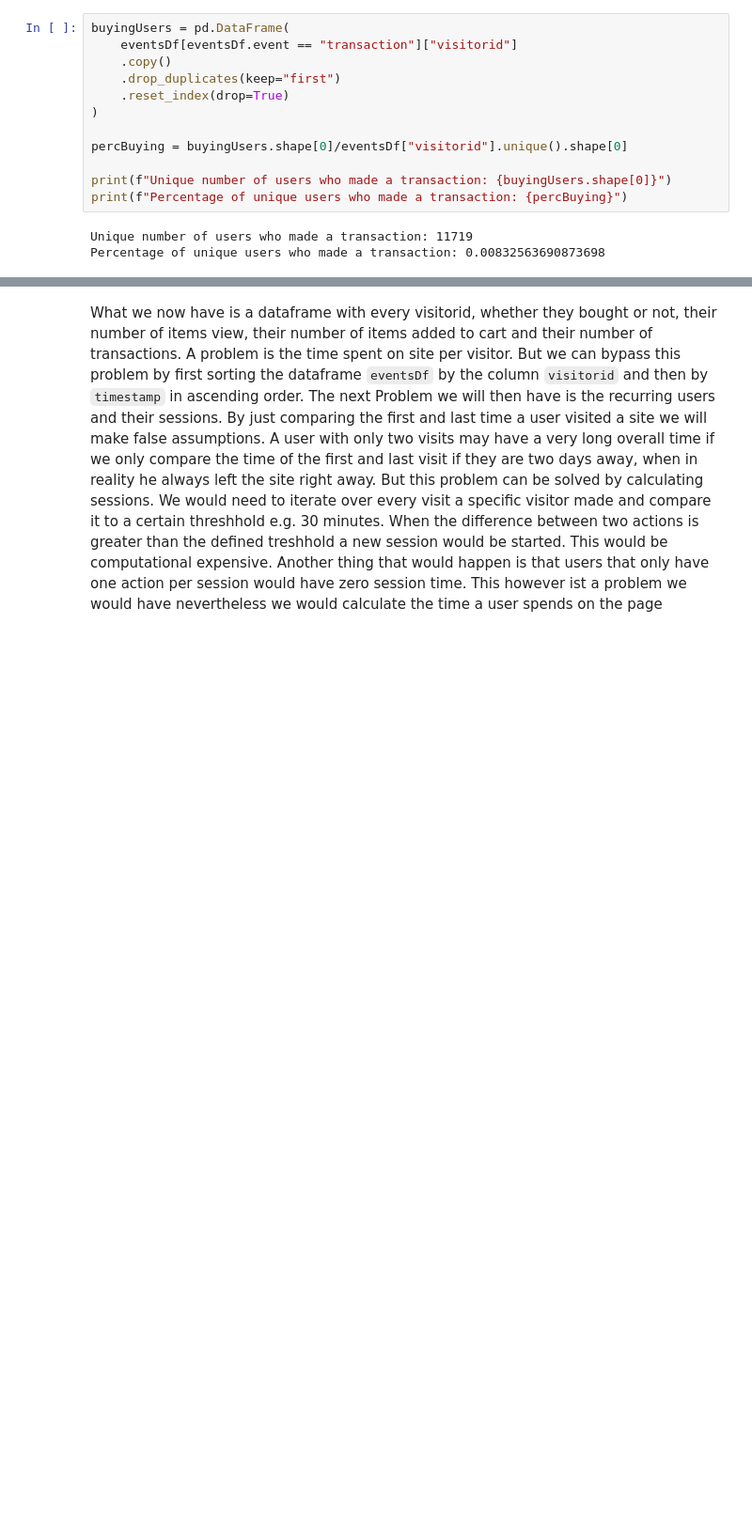
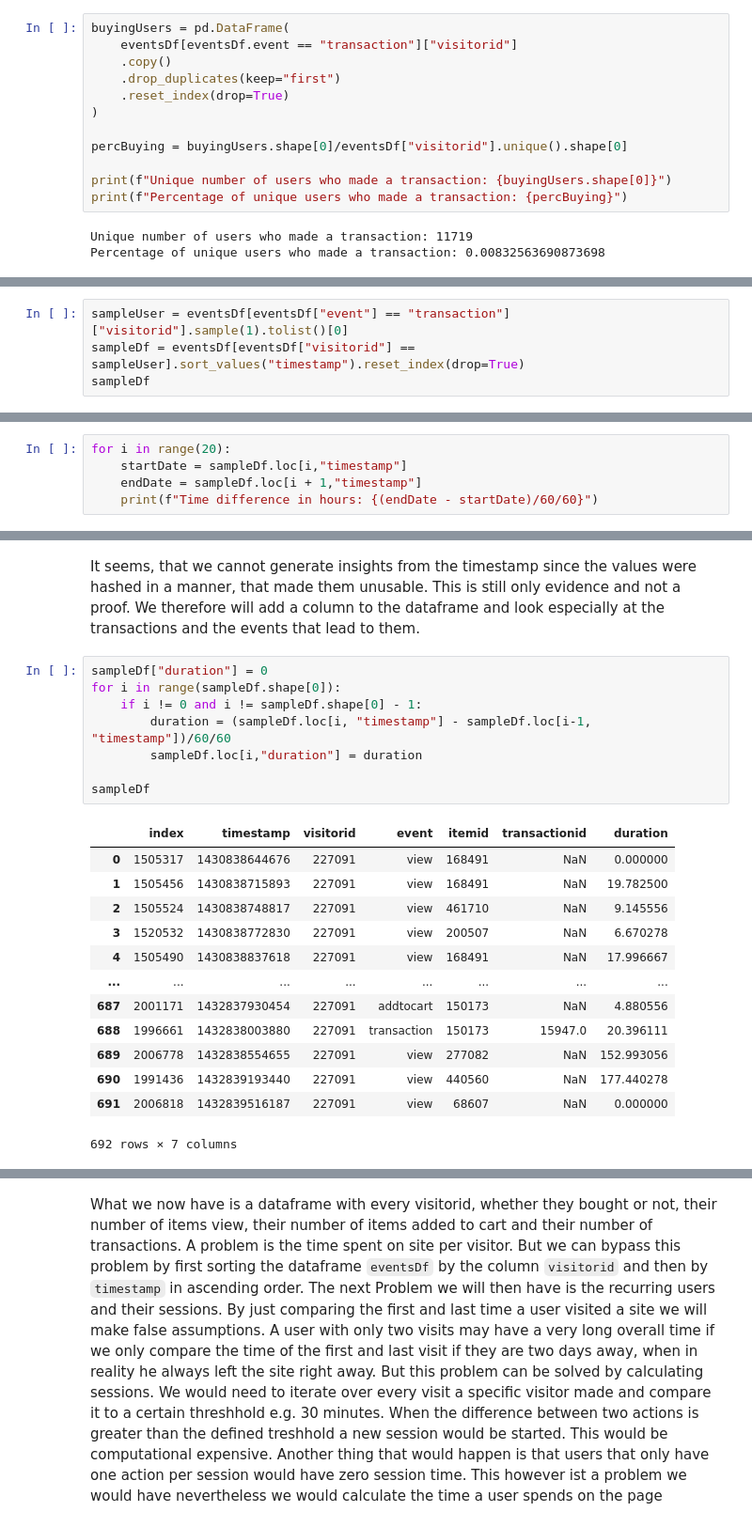
Before and after one commit to tinomerl/ecommerce-recommendation, a Jupyter notebook: ecommernce-user-behaviour.ipynb, the cells around one changed output, grey strips where cells are left out. Shown: that part at 94% size. Drawn from its saved outputs; the diff is of its cells as text; blank space fills up the shorter version.

```diff
--- a/ecommernce-user-behaviour.ipynb
+++ b/ecommernce-user-behaviour.ipynb
@@ -224,0 +221,4 @@ Only 8.33% of the visitors made an actual transaction. That is a small number we
+# %%
+sampleUser = eventsDf[eventsDf["event"] == "transaction"]["visitorid"].sample(1).tolist()[0]
+sampleDf = eventsDf[eventsDf["visitorid"] == sampleUser].sort_values("timestamp").reset_index(drop=True)
+sampleDf
@@ -224,0 +239,5 @@ Only 8.33% of the visitors made an actual transaction. That is a small number we
+# %%
+for i in range(20):
+    startDate = sampleDf.loc[i,"timestamp"]
+    endDate = sampleDf.loc[i + 1,"timestamp"]
+    print(f"Time difference in hours: {(endDate - startDate)/60/60}")
@@ -224,0 +265,24 @@ Only 8.33% of the visitors made an actual transaction. That is a small number we
+# %% [markdown]
+It seems, that we cannot generate insights from the timestamp since the values were hashed in a manner, that made them unusable. This is still only evidence and not a proof. We therefore will add a column to the dataframe and look especially at the transactions and the events that lead to them.
+# %%
+sampleDf["duration"] = 0
+for i in range(sampleDf.shape[0]):
+    if i != 0 and i != sampleDf.shape[0] - 1:
+        duration = (sampleDf.loc[i, "timestamp"] - sampleDf.loc[i-1, "timestamp"])/60/60
+        sampleDf.loc[i,"duration"] = duration
+
+sampleDf
+# %% [output]
+|  | index | timestamp | visitorid | event | itemid | transactionid | duration |
+| 0 | 1505317 | 1430838644676 | 227091 | view | 168491 | NaN | 0.000000 |
+| 1 | 1505456 | 1430838715893 | 227091 | view | 168491 | NaN | 19.782500 |
+| 2 | 1505524 | 1430838748817 | 227091 | view | 461710 | NaN | 9.145556 |
+| 3 | 1520532 | 1430838772830 | 227091 | view | 200507 | NaN | 6.670278 |
+| 4 | 1505490 | 1430838837618 | 227091 | view | 168491 | NaN | 17.996667 |
+| ... | ... | ... | ... | ... | ... | ... | ... |
+| 687 | 2001171 | 1432837930454 | 227091 | addtocart | 150173 | NaN | 4.880556 |
+| 688 | 1996661 | 1432838003880 | 227091 | transaction | 150173 | 15947.0 | 20.396111 |
+| 689 | 2006778 | 1432838554655 | 227091 | view | 277082 | NaN | 152.993056 |
+| 690 | 1991436 | 1432839193440 | 227091 | view | 440560 | NaN | 177.440278 |
+| 691 | 2006818 | 1432839516187 | 227091 | view | 68607 | NaN | 0.000000 |
+692 rows × 7 columns
```
Also changed, not shown: parts of 19 cells of this notebook.
